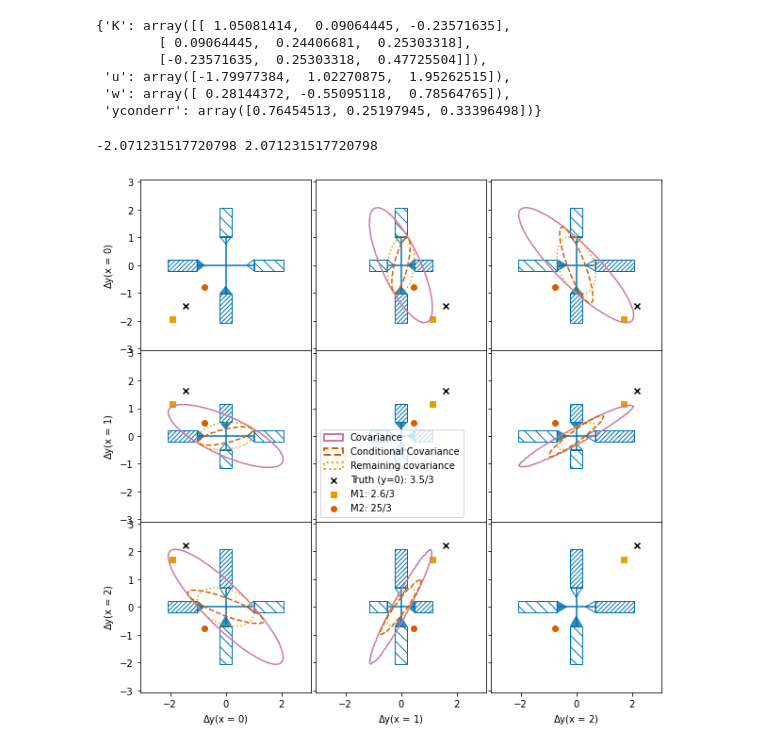
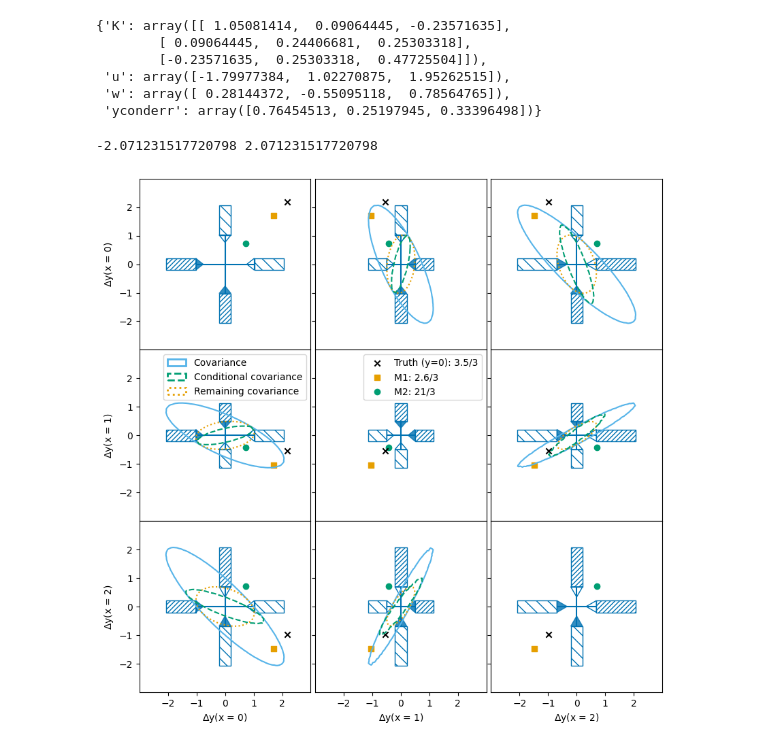
Before and after one commit to ast0815/covplot, a Jupyter notebook: covplot.ipynb, the cells around one changed output. Cells and saved outputs as stored; diff of their text form; code cells hidden in the pictures.

```diff
--- a/covplot.ipynb
+++ b/covplot.ipynb
@@ -66,3 +72,6 @@ y *= Mc/M
+# %%
+# A nice example
+y = np.array([-2.18940775,  0.55018439,  0.99149541])
 # %%
 # Re-define correct and wrong M-distances
 def correct_dist(ymodel):
@@ -145,18 +161,21 @@ fig, axs = plt.subplots(
     sharex="col",
     sharey="row",
     figsize=(10, 10),
+    dpi=100,
     gridspec_kw=dict(wspace=0, hspace=0),
 )
-ymin = np.min(-err)
-ymax = np.max(+err)
+ymin = np.min([-err,y_correct-y,y_wrong-y])
+ymax = np.max([+err,y_correct-y,y_wrong-y])
 print(ymin, ymax)
-xx, yy = list(zip(*itertools.product(np.linspace(ymin - 1, ymax + 1, 50), repeat=2)))
+xx, yy = list(zip(*itertools.product(np.linspace(np.floor(ymin), np.ceil(ymax), 50), repeat=2)))
 xx = np.array(xx)
 yy = np.array(yy)
 
 for ix, iy in itertools.product(range(N), repeat=2):
     # axs[iy][ix].set_adjustable("box")
     axs[iy][ix].set_aspect("equal", "box")
+    axs[iy][ix].yaxis.set_major_locator(MaxNLocator(6, prune='both'))
+    axs[iy][ix].xaxis.set_major_locator(MaxNLocator(6, prune='both'))
 
     if ix == 0:
         axs[iy, ix].set_ylabel(f"$\Delta$y(x = {x[iy]:.4g})")
@@ -306,39 +325,48 @@ for ix, iy in itertools.product(range(N), repeat=2):
             (0 - xw / 2, 0 + yKerr),
             (0, 0 + yconderr),
             (0 + xw / 2, 0 + yKerr),
         ],
         edgecolor="C0",
     )
     if xyw[1] >= 0:
         patch.set_facecolor("none")
     else:
         patch.set_facecolor("C0")
         patch.set_alpha(0.8)
     axs[iy][ix].add_patch(patch)
 
     # Truth
+    cors = axs[iy][ix].scatter(y_correct[ix]-y[ix], y_correct[iy]-y[iy], marker="s", color="C1")
+    wro = axs[iy][ix].scatter(y_wrong[ix]-y[ix], y_wrong[iy]-y[iy], marker="o", color="C2")
     tru = axs[iy][ix].scatter(-y[ix], -y[iy], marker="x", color="k")
-    wro = axs[iy][ix].scatter(y_wrong[ix]-y[ix], y_wrong[iy]-y[iy], marker="o", color="C2")
-    cor = axs[iy][ix].scatter(y_correct[ix]-y[ix], y_correct[iy]-y[iy], marker="s", color="C1")
+
+leg_iy = np.argmin(err)
 
 leg_artists = [
     patches.Ellipse((0, 0), 1, 1, linewidth=2, edgecolor="C3", linestyle="-", facecolor="none"),
     patches.Ellipse((0, 0), 1, 1, linewidth=2, edgecolor="C2", linestyle="--", facecolor="none"),
     patches.Ellipse((0, 0), 1, 1, linewidth=2, edgecolor="C1", linestyle=":", facecolor="none"),
+]
+leg_labels = [
+    "Covariance",
+    "Conditional covariance",
+    "Remaining covariance",
+]
+axs[leg_iy][0].legend(leg_artists, leg_labels)
+leg_artists = [
     tru,
-    cor,
+    cors,
     wro,
 ]
 leg_labels = [
-    "Covariance",
-    "Conditional Covariance",
-    "Remaining covariance",
     f"Truth (y=0): {chi_truth:.2g}/{N}",
     f"M1: {chi_correct:.2g}/{N}",
     f"M2: {chi_wrong:.2g}/{N}",
 ]
-axs[1][1].legend(leg_artists, leg_labels)
-plt.savefig("plots/simple-full.pdf")
+axs[leg_iy][1].legend(leg_artists, leg_labels)
+
+
+plt.savefig("plots/simple-full.pdf", bbox_inches="tight")
 # %% [output]
 -2.071231517720798 2.071231517720798
-[figure, old version]
+[figure, new version]
```
Also changed, not shown: parts of 12 cells of this notebook.
